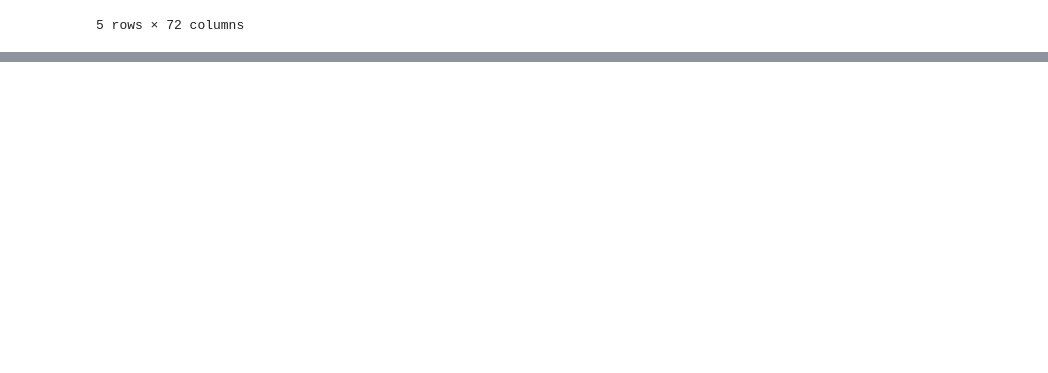
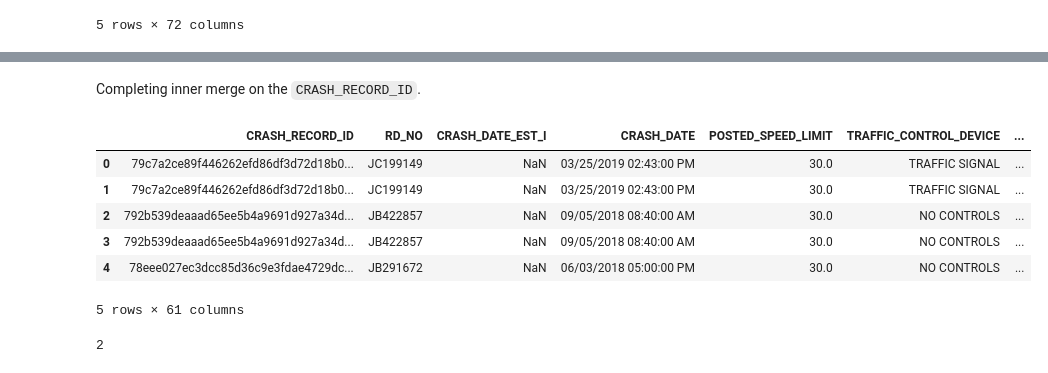
Before and after one commit to SangyunT/Chicago_Car_Crashes_Classification, a Jupyter notebook: index.ipynb, the cells around one changed output, grey strips where cells are left out. Cells and saved outputs as stored; diff of their text form; code cells hidden in the pictures; blank space fills up the shorter version.

Commit message:
merge crashes + vehicles

```diff
--- a/index.ipynb
+++ b/index.ipynb
@@ -45,0 +48,8 @@ df_vehicles.head()
+# %%
+vehicles_cols = ['CRASH_RECORD_ID', 'UNIT_NO', 'UNIT_TYPE', 'VEHICLE_ID', 'MAKE', 'MODEL', 'VEHICLE_YEAR',
+                'VEHICLE_DEFECT', 'VEHICLE_TYPE', 'VEHICLE_USE', 'TRAVEL_DIRECTION', 'MANEUVER', 'FIRST_CONTACT_POINT']
+
+
+df_vehicles = df_vehicles[vehicles_cols]
+
+df_vehicles.info()
@@ -45,0 +77,20 @@ df_vehicles.head()
+# %% [markdown]
+Completing inner merge on the `CRASH_RECORD_ID`.
+# %%
+df_crashes_vehicles = pd.merge(df_crashes, df_vehicles,
+                                on="CRASH_RECORD_ID",
+                                how="inner")
+
+df_crashes_vehicles.head()
+# %% [output]
+|  | CRASH_RECORD_ID | RD_NO | CRASH_DATE_EST_I | CRASH_DATE | POSTED_SPEED_LIMIT | TRAFFIC_CONTROL_DEVICE | ... |
+| 0 | 79c7a2ce89f446262efd86df3d72d18b0... | JC199149 | NaN | 03/25/2019 02:43:00 PM | 30.0 | TRAFFIC SIGNAL | ... |
+| 1 | 79c7a2ce89f446262efd86df3d72d18b0... | JC199149 | NaN | 03/25/2019 02:43:00 PM | 30.0 | TRAFFIC SIGNAL | ... |
+| 2 | 792b539deaaad65ee5b4a9691d927a34d... | JB422857 | NaN | 09/05/2018 08:40:00 AM | 30.0 | NO CONTROLS | ... |
+| 3 | 792b539deaaad65ee5b4a9691d927a34d... | JB422857 | NaN | 09/05/2018 08:40:00 AM | 30.0 | NO CONTROLS | ... |
+| 4 | 78eee027ec3dcc85d36c9e3fdae4729dc... | JB291672 | NaN | 06/03/2018 05:00:00 PM | 30.0 | NO CONTROLS | ... |
+5 rows × 61 columns
+# %%
+df_crashes_vehicles["DAMAGE"].isna().sum()
+# %% [output]
+2
```
Also changed, not shown: parts of 7 cells of this notebook.
